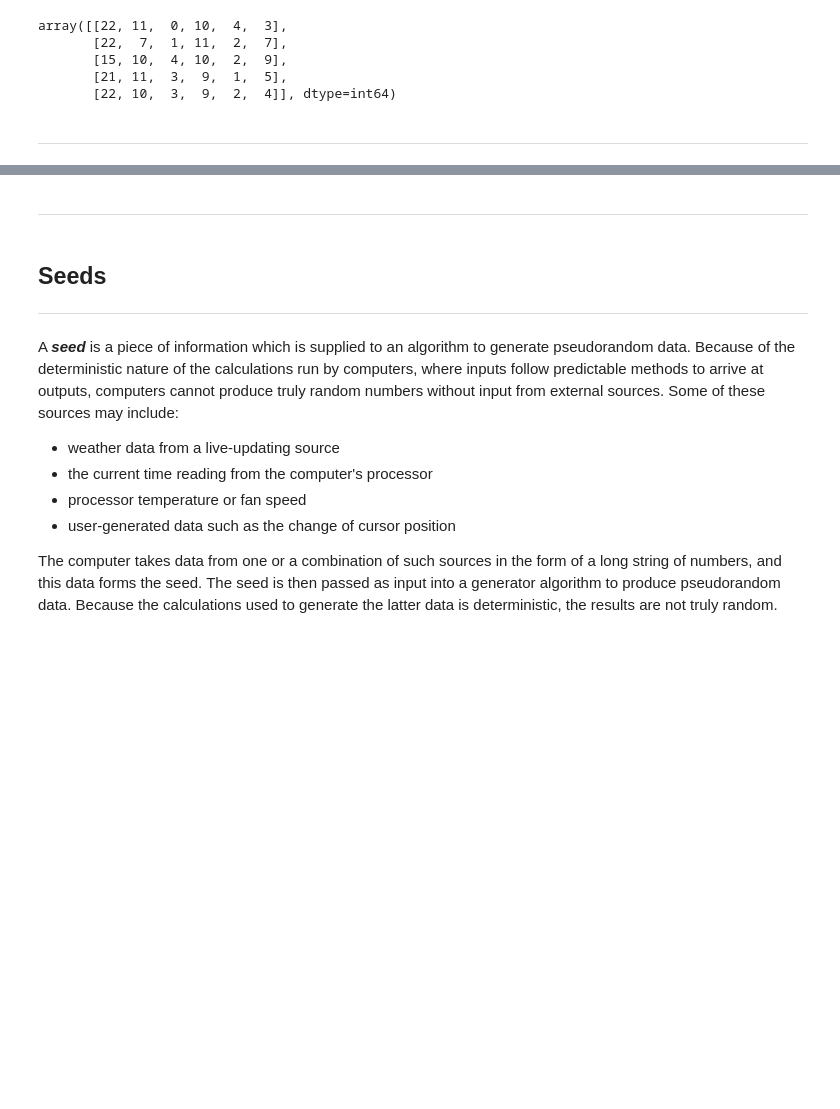
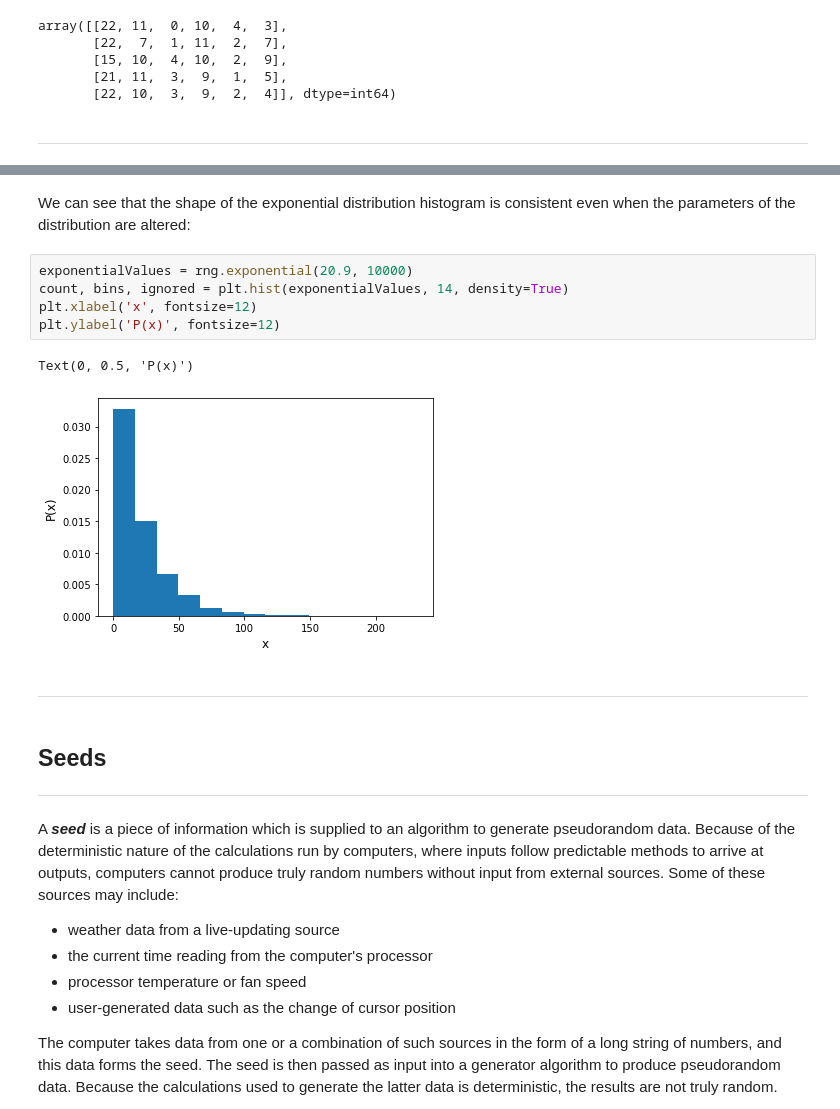
Before and after one commit to donalbuggy/programmingForDataAnalysisAssignment, a Jupyter notebook: progDA Assignment.ipynb, the cells around one changed output, grey strips where cells are left out. Drawn from its saved outputs; the diff is of its cells as text; blank space fills up the shorter version.

```diff
--- a/progDA Assignment.ipynb
+++ b/progDA Assignment.ipynb
@@ -423,3 +464,13 @@ array([[22, 11,  0, 10,  4,  3],
+# %% [markdown]
+We can see that the shape of the exponential distribution histogram is consistent even when the parameters of the distribution are altered:
+# %%
+exponentialValues = rng.exponential(20.9, 10000)
+count, bins, ignored = plt.hist(exponentialValues, 14, density=True)
+plt.xlabel('x', fontsize=12)
+plt.ylabel('P(x)', fontsize=12)
+# %% [output]
+Text(0, 0.5, 'P(x)')
+[figure, added]
 # %% [markdown]
 ***
 # %% [markdown]
```
Also changed, not shown: parts of 36 cells of this notebook.
